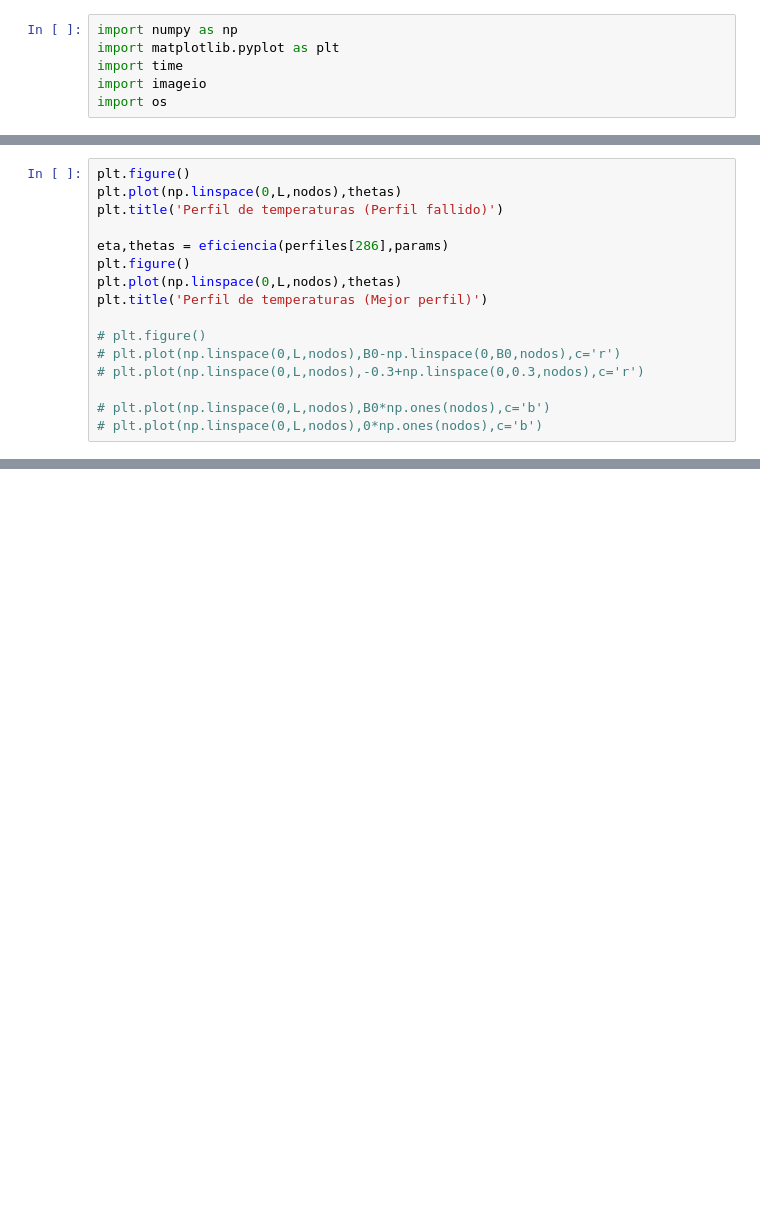
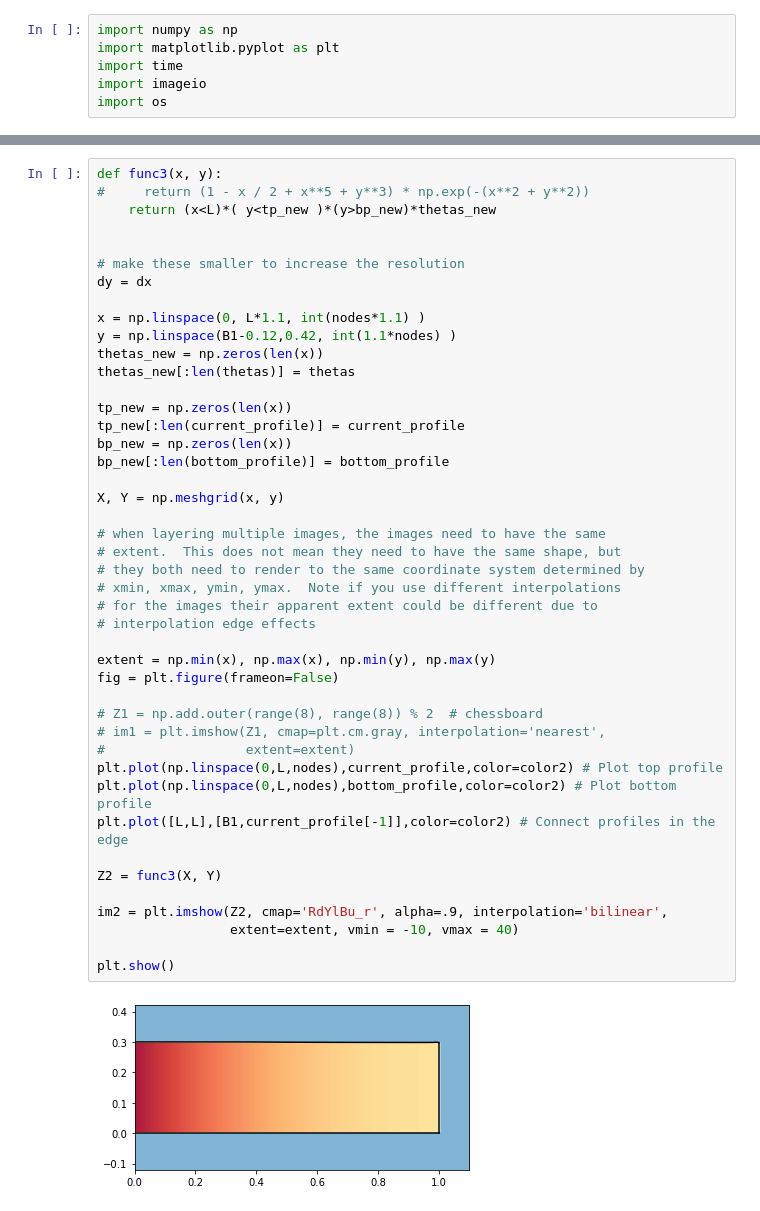
Before and after one commit to TmsRC/refrigerated-duct, a Jupyter notebook: Project1_FinOptimization/interactiveVersion.ipynb, the cells around one changed output, grey strips where cells are left out. Drawn from its saved outputs; the diff is of its cells as text; blank space fills up the shorter version.

Commit message:
Updated the interactive version to match main script. Added test for a new visual output feature

```diff
--- a/Project1_FinOptimization/interactiveVersion.ipynb
+++ b/Project1_FinOptimization/interactiveVersion.ipynb
@@ -203,16 +6,0 @@ plt.legend(loc=1)
-# %%
-plt.figure()
-plt.plot(np.linspace(0,L,nodos),thetas)
-plt.title('Perfil de temperaturas (Perfil fallido)')
-
-eta,thetas = eficiencia(perfiles[286],params)
-plt.figure()
-plt.plot(np.linspace(0,L,nodos),thetas)
-plt.title('Perfil de temperaturas (Mejor perfil)')
-
-# plt.figure()
-# plt.plot(np.linspace(0,L,nodos),B0-np.linspace(0,B0,nodos),c='r')
-# plt.plot(np.linspace(0,L,nodos),-0.3+np.linspace(0,0.3,nodos),c='r')
-
-# plt.plot(np.linspace(0,L,nodos),B0*np.ones(nodos),c='b')
-# plt.plot(np.linspace(0,L,nodos),0*np.ones(nodos),c='b')
@@ -218,0 +328,46 @@ plt.title('Perfil de temperaturas (Mejor perfil)')
+# %%
+def func3(x, y):
+#     return (1 - x / 2 + x**5 + y**3) * np.exp(-(x**2 + y**2))
+    return (x<L)*( y<tp_new )*(y>bp_new)*thetas_new
+
+
+# make these smaller to increase the resolution
+dy = dx
+
+x = np.linspace(0, L*1.1, int(nodes*1.1) )
+y = np.linspace(B1-0.12,0.42, int(1.1*nodes) )
+thetas_new = np.zeros(len(x))
+thetas_new[:len(thetas)] = thetas
+
+tp_new = np.zeros(len(x))
+tp_new[:len(current_profile)] = current_profile
+bp_new = np.zeros(len(x))
+bp_new[:len(bottom_profile)] = bottom_profile
+
+X, Y = np.meshgrid(x, y)
+
+# when layering multiple images, the images need to have the same
+# extent.  This does not mean they need to have the same shape, but
+# they both need to render to the same coordinate system determined by
+# xmin, xmax, ymin, ymax.  Note if you use different interpolations
+# for the images their apparent extent could be different due to
+# interpolation edge effects
+
+extent = np.min(x), np.max(x), np.min(y), np.max(y)
+fig = plt.figure(frameon=False)
+
+# Z1 = np.add.outer(range(8), range(8)) % 2  # chessboard
+# im1 = plt.imshow(Z1, cmap=plt.cm.gray, interpolation='nearest',
+#                  extent=extent)
+plt.plot(np.linspace(0,L,nodes),current_profile,color=color2) # Plot top profile
+plt.plot(np.linspace(0,L,nodes),bottom_profile,color=color2) # Plot bottom profile
+plt.plot([L,L],[B1,current_profile[-1]],color=color2) # Connect profiles in the edge
+
+Z2 = func3(X, Y)
+
+im2 = plt.imshow(Z2, cmap='RdYlBu_r', alpha=.9, interpolation='bilinear',
+                 extent=extent, vmin = -10, vmax = 40)
+
+plt.show()
+# %% [output]
+[figure, added]
```
Also changed, not shown: parts of 14 cells of this notebook.
